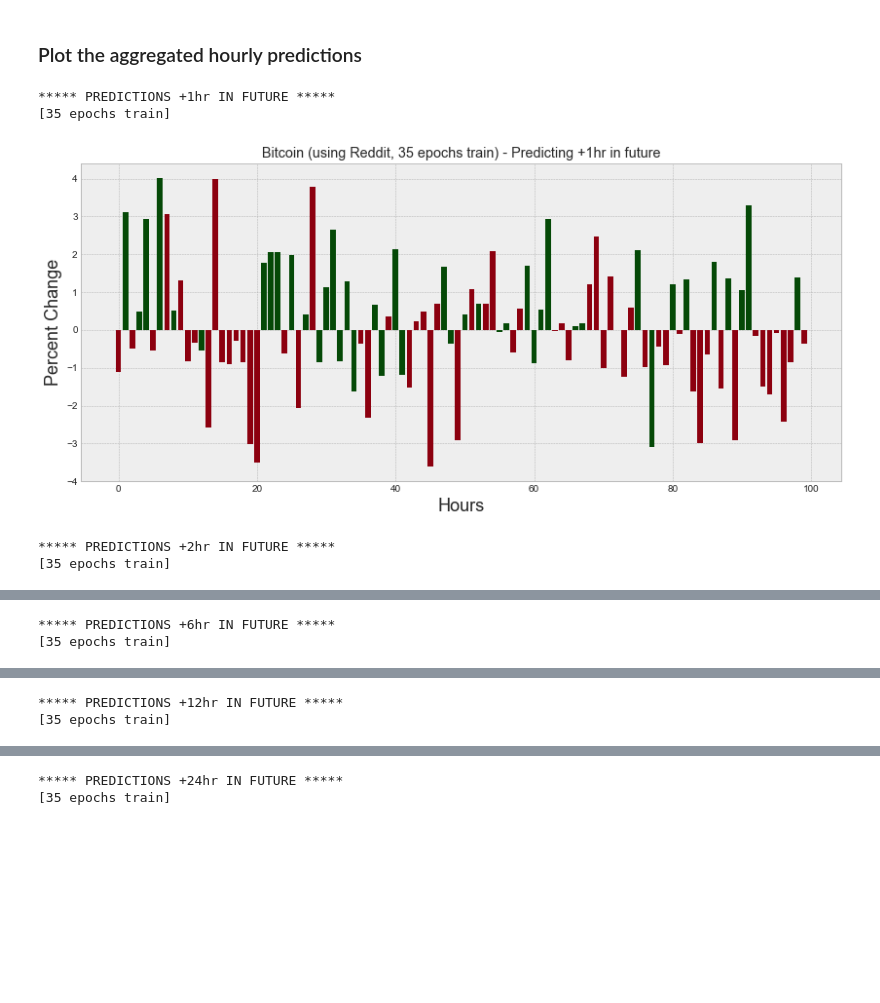
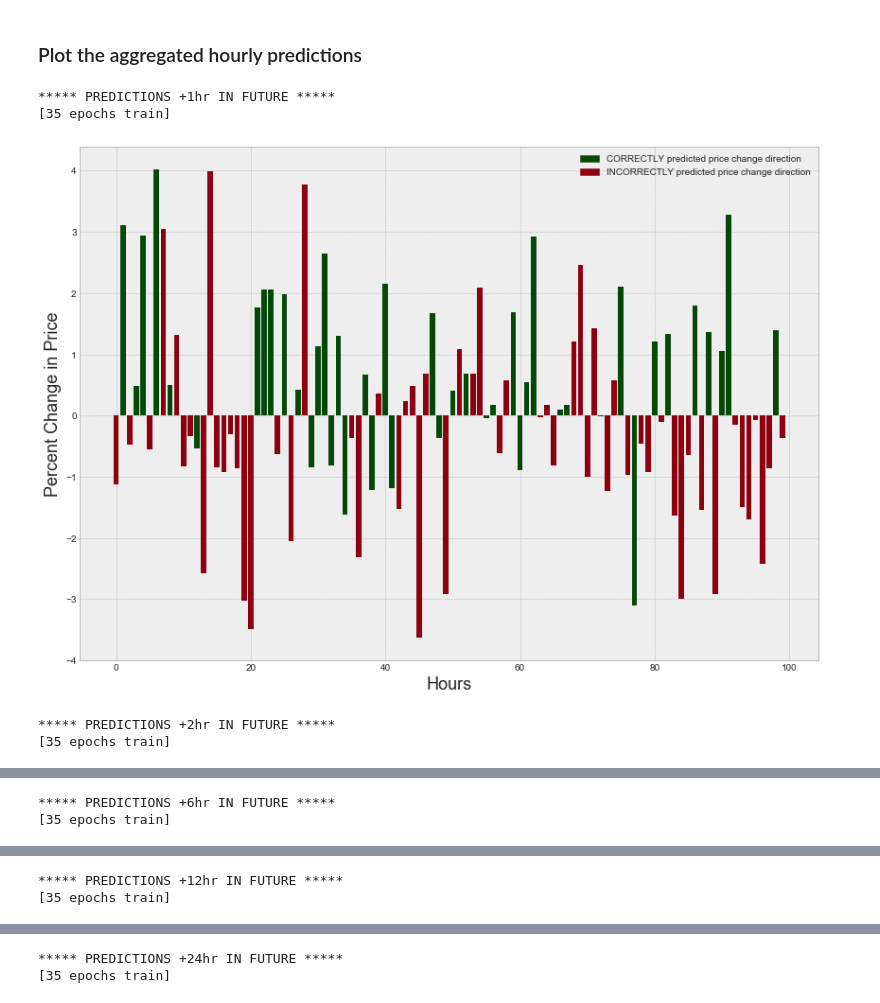
Before and after one commit to ericrnielsen/230_crypto, a Jupyter notebook: models/baseline/reddit_hourly-final.ipynb, the cells around one changed output, grey strips where cells are left out. Saved outputs shown, nothing was run; the diff lists cells and outputs as text; code cells hidden in the pictures; blank space fills up the shorter version.

```diff
--- a/models/baseline/reddit_hourly-final.ipynb
+++ b/models/baseline/reddit_hourly-final.ipynb
@@ -644,6 +644,8 @@ Hours in test set with LARGEST 20% of price DECREASES (<= -2.89%): 136
 # %% [markdown]
 ### Plot the aggregated hourly predictions
 # %%
+import matplotlib.patches as mpatches
+
 def plot_predicted_changes(changes, title):
         colors = ['xkcd:crimson', 'xkcd:darkgreen']
         pred_colors = []
@@ -663,36 +665,41 @@ def plot_predicted_changes(changes, title):
                     pred_colors.append(colors[1])
                 else:
                     percent_changes.append(price_change)
                     pred_colors.append(colors[0])
 
         plt.style.use('bmh')
-        plt.figure(figsize=(14, 6))
-        plt.title('{}'.format(title))
+        plt.figure(figsize=(14, 10))
+        #plt.title('{}'.format(title))
         plt.bar(range(len(percent_changes)), percent_changes, color=pred_colors)
-        plt.ylabel('Percent Change', size=18)
+        plt.ylabel('Percent Change in Price', size=18)
         plt.xlabel('Hours', size=18)
+
+        correct_patch = mpatches.Patch(color='xkcd:darkgreen', label='CORRECTLY predicted price change direction')
+        incorrect_patch = mpatches.Patch(color='xkcd:crimson', label='INCORRECTLY predicted price change direction')
+        plt.legend(handles=[correct_patch, incorrect_patch])
+
         plt.show()
 
 # Loop through each possible chart
 for time in prediction_times:
     print ('\n***** PREDICTIONS +%s IN FUTURE *****' % time)
 
     # Choose if want to see results for all training epochs, or only final choice
     #to_see = epochs
     to_see = final_chosen_epoch
 
     # Choose starting and stoping hours
     start_hour = 0
     stop_hour = 100 # needs to be less than 670
 
     for epoch in to_see:
         print ('[%s train]' % epoch)
         change = changes[time][epoch][start_hour:stop_hour]
         title = 'Bitcoin (using Reddit, %s train) - Predicting +%s in future' % (epoch, time)
         plot_predicted_changes(change, title)
 # %% [output]
 ***** PREDICTIONS +1hr IN FUTURE *****
 [35 epochs train]
-[figure, old version]
+[figure, new version]
 ***** PREDICTIONS +2hr IN FUTURE *****
 [35 epochs train]
```
Also changed, not shown: parts of 3 cells of this notebook, 8 other files.
